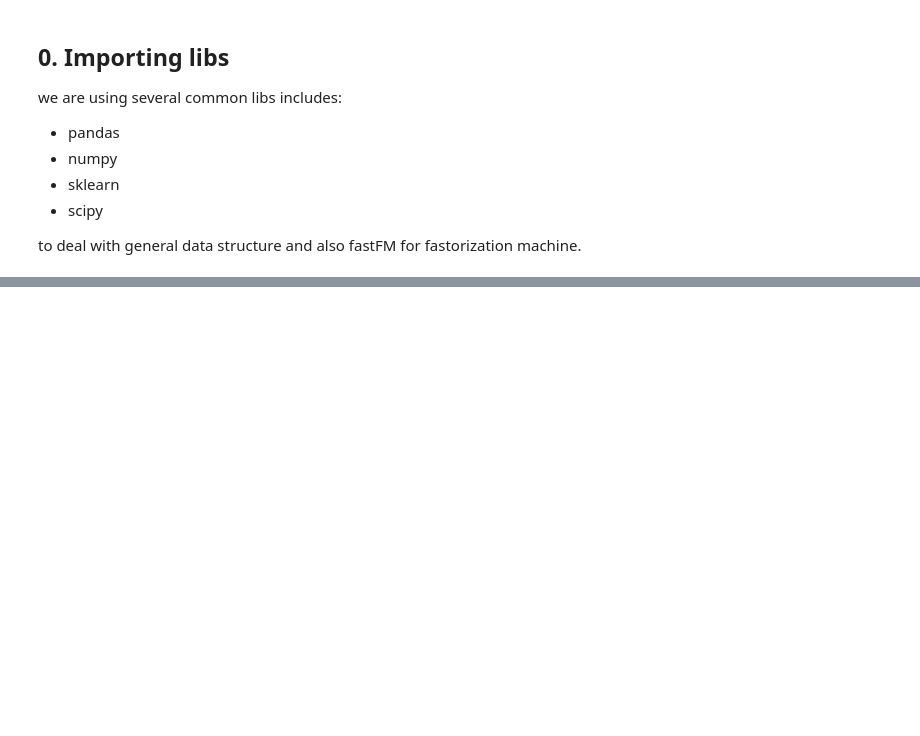
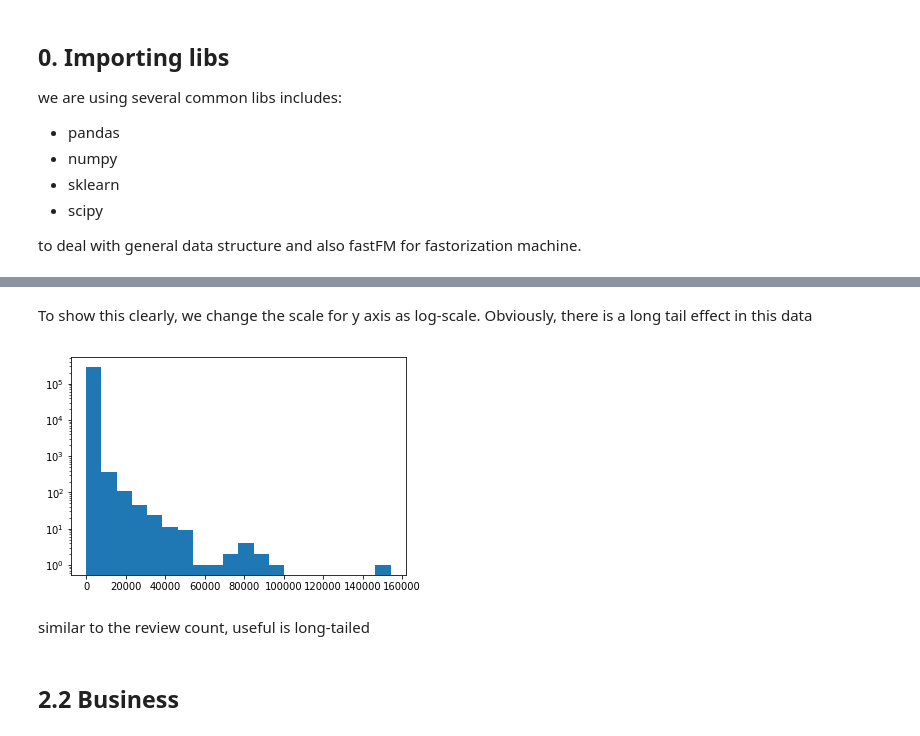
Before and after one commit to liufh3/personalization_final, a Jupyter notebook: Final Report.ipynb, the cells around one changed output, grey strips where cells are left out. Cells and saved outputs as stored; diff of their text form; code cells hidden in the pictures; blank space fills up the shorter version.

```diff
--- a/Final Report.ipynb
+++ b/Final Report.ipynb
@@ -31,0 +158,12 @@ and then we filter out unactive user and split the dataset into train and test d
+# %% [markdown]
+To show this clearly, we change the scale for y axis as log-scale. Obviously, there is a long tail effect in this data
+# %%
+plt.hist(active_user_df['useful'],bins = 20)
+plt.yscale('log')
+plt.show()
+# %% [output]
+[figure, added]
+# %% [markdown]
+similar to the review count, useful is long-tailed
+# %% [markdown]
+## 2.2 Business
```
Also changed, not shown: parts of 64 cells of this notebook, 3 other files.
